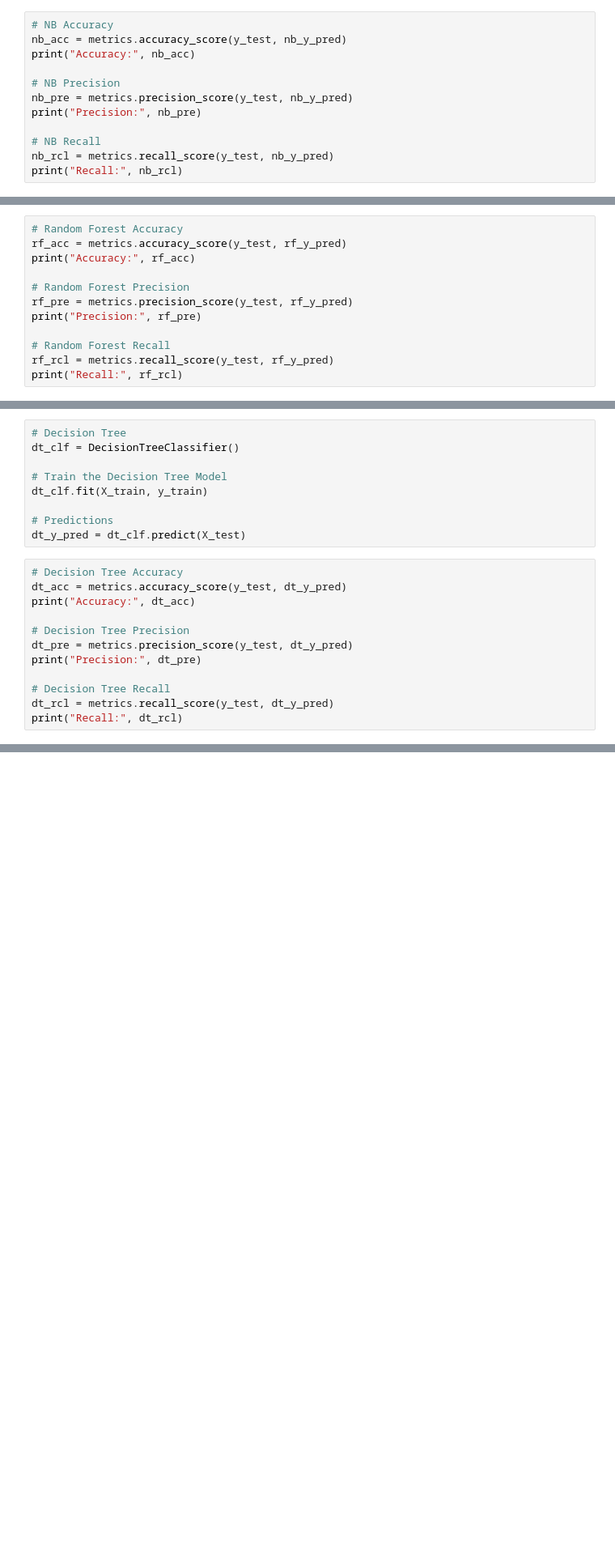
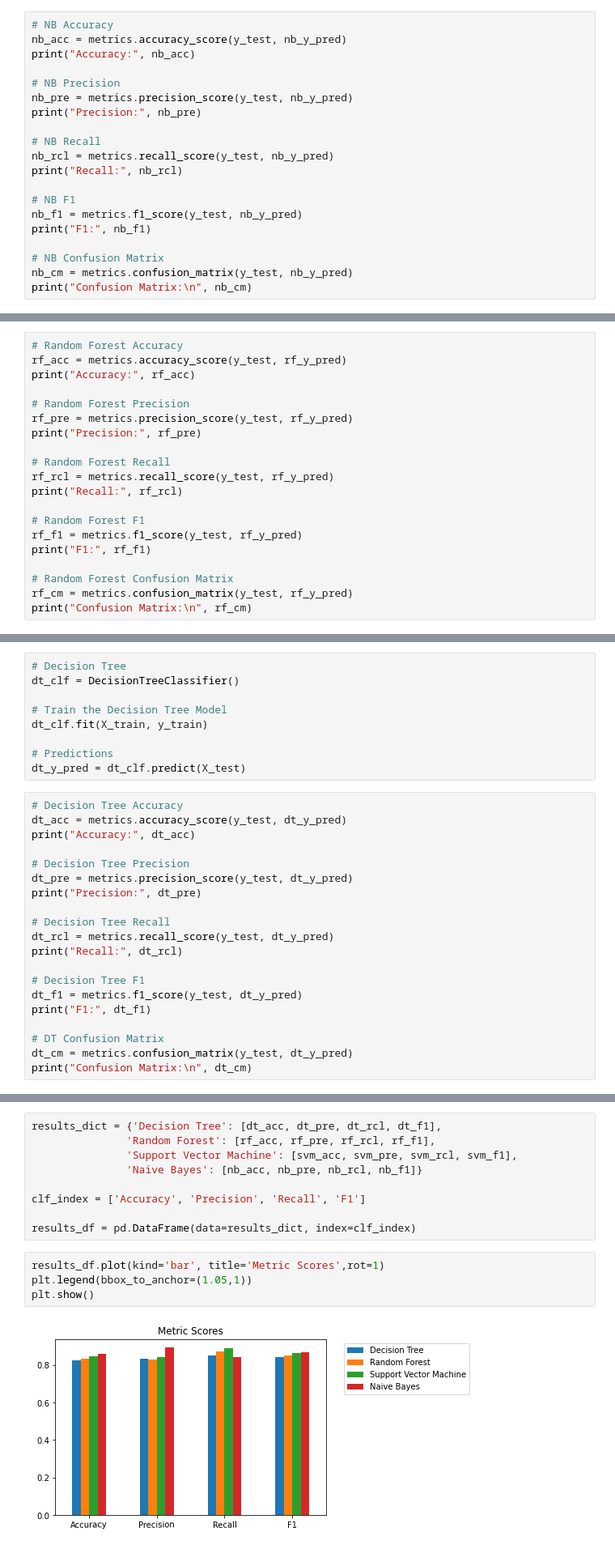
Before and after one commit to jhk0/csc511-term-project, a Jupyter notebook: classifier_comparison.ipynb, the cells around one changed output, grey strips where cells are left out. Shown at 81% size. Saved outputs shown, nothing was run; the diff lists cells and outputs as text; blank space fills up the shorter version.

Commit message:
Updated Preprocessing & Classifier Comparison
Preprocessing: Data Imputation for Cholesterol

Classifier Comparison: Graphs and Confusion Matrix

```diff
--- a/classifier_comparison.ipynb
+++ b/classifier_comparison.ipynb
@@ -104,4 +120,12 @@ print("Precision:", nb_pre)
 # NB Recall
 nb_rcl = metrics.recall_score(y_test, nb_y_pred)
 print("Recall:", nb_rcl)
+
+# NB F1
+nb_f1 = metrics.f1_score(y_test, nb_y_pred)
+print("F1:", nb_f1)
+
+# NB Confusion Matrix
+nb_cm = metrics.confusion_matrix(y_test, nb_y_pred)
+print("Confusion Matrix:\n", nb_cm)
 # %% [output]
@@ -131,5 +159,13 @@ print("Precision:", rf_pre)
 # Random Forest Recall
 rf_rcl = metrics.recall_score(y_test, rf_y_pred)
 print("Recall:", rf_rcl)
+
+# Random Forest F1
+rf_f1 = metrics.f1_score(y_test, rf_y_pred)
+print("F1:", rf_f1)
+
+# Random Forest Confusion Matrix
+rf_cm = metrics.confusion_matrix(y_test, rf_y_pred)
+print("Confusion Matrix:\n", rf_cm)
 # %% [output]
 Accuracy: 0.8315217391304348
@@ -158,4 +198,12 @@ print("Precision:", dt_pre)
 # Decision Tree Recall
 dt_rcl = metrics.recall_score(y_test, dt_y_pred)
 print("Recall:", dt_rcl)
+
+# Decision Tree F1
+dt_f1 = metrics.f1_score(y_test, dt_y_pred)
+print("F1:", dt_f1)
+
+# DT Confusion Matrix
+dt_cm = metrics.confusion_matrix(y_test, dt_y_pred)
+print("Confusion Matrix:\n", dt_cm)
 # %% [output]
@@ -164,0 +219,15 @@ Recall: 0.7669902912621359
+# %%
+results_dict = {'Decision Tree': [dt_acc, dt_pre, dt_rcl, dt_f1],
+               'Random Forest': [rf_acc, rf_pre, rf_rcl, rf_f1],
+               'Support Vector Machine': [svm_acc, svm_pre, svm_rcl, svm_f1],
+               'Naive Bayes': [nb_acc, nb_pre, nb_rcl, nb_f1]}
+
+clf_index = ['Accuracy', 'Precision', 'Recall', 'F1']
+
+results_df = pd.DataFrame(data=results_dict, index=clf_index)
+# %%
+results_df.plot(kind='bar', title='Metric Scores',rot=1)
+plt.legend(bbox_to_anchor=(1.05,1))
+plt.show()
+# %% [output]
+[figure, added]
```
Also changed, not shown: parts of 9 cells of this notebook, 3 other files.
